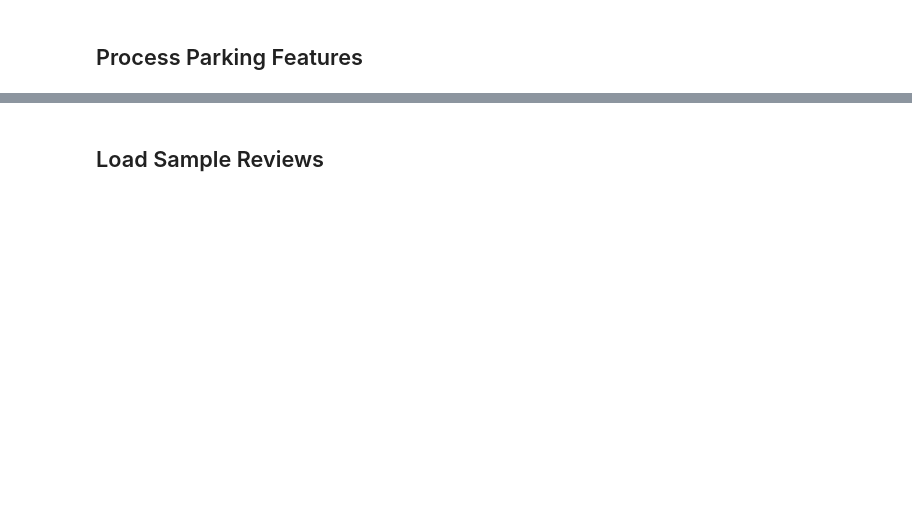
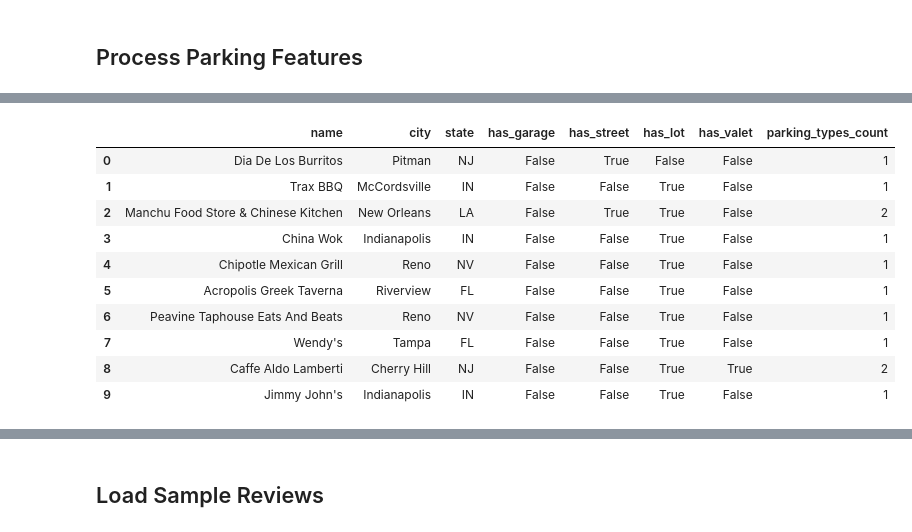
Before and after one commit to omarsagoo/VenueSignal, a Jupyter notebook: EDA.ipynb, the cells around one changed output, grey strips where cells are left out. Drawn from its saved outputs; the diff is of its cells as text; code cells hidden in the pictures; blank space fills up the shorter version.

```diff
--- a/EDA.ipynb
+++ b/EDA.ipynb
@@ -132,2 +213,61 @@ display(df_business[['stars', 'review_count', 'latitude', 'longitude']].describe
 # %% [markdown]
 ## Process Parking Features
+# %%
+# Process Parking Features
+print("Processing parking features...")
+
+# The parking columns are object dtype with Python True/False/None values
+parking_cols = ['parking_garage', 'parking_street', 'parking_validated', 'parking_lot', 'parking_valet']
+
+for col in parking_cols:
+    if col in df_business.columns:
+        # Convert Python boolean objects and None to proper pandas boolean
+        # True stays True, False stays False, None becomes False
+        df_business[col] = df_business[col].map({
+            True: True,
+            False: False,
+            None: False,
+            'true': True,   # Just in case
+            'True': True,   # Just in case
+            'false': False, # Just in case
+            'False': False  # Just in case
+        }).fillna(False).astype(bool)
+
+# Create convenience columns matching the original notebook naming
+df_business['has_garage'] = df_business['parking_garage']
+df_business['has_street'] = df_business['parking_street']
+df_business['has_validated'] = df_business['parking_validated']
+df_business['has_lot'] = df_business['parking_lot']
+df_business['has_valet'] = df_business['parking_valet']
+
+# Count how many parking types each restaurant has
+df_business['parking_types_count'] = (
+    df_business['has_garage'].astype(int) +
+    df_business['has_street'].astype(int) +
+    df_business['has_validated'].astype(int) +
+    df_business['has_lot'].astype(int) +
+    df_business['has_valet'].astype(int)
+)
+
+# Flag for having any parking
+df_business['has_any_parking'] = df_business['parking_types_count'] > 0
+
+print("\n" + "="*60)
+print("Parking Features Summary:")
+print("="*60)
+print(f"Total restaurants: {len(df_business):,}")
+print(f"With any parking data: {df_business['has_any_parking'].sum():,} ({df_business['has_any_parking'].mean()*100:.1f}%)")
+print(f"\nParking Type Distribution:")
+for col in ['has_garage', 'has_street', 'has_validated', 'has_lot', 'has_valet']:
+    count = df_business[col].sum()
+    pct = count / len(df_business) * 100
+    print(f"  {col:20s}: {count:6,} ({pct:5.1f}%)")
+
+print(f"\nParking types count distribution:")
+print(df_business['parking_types_count'].value_counts().sort_index())
+
+# Show sample of restaurants with parking
+print(f"\nSample restaurants with parking:")
+sample_with_parking = df_business[df_business['has_any_parking']][['name', 'city', 'state', 'has_garage', 'has_street', 'has_lot', 'has_valet', 'parking_types_count']].head(10)
+display(sample_with_parking)
+# %% [output]
@@ -133,0 +291,11 @@ display(df_business[['stars', 'review_count', 'latitude', 'longitude']].describe
+|  | name | city | state | has_garage | has_street | has_lot | has_valet | parking_types_count |
+| 0 | Dia De Los Burritos | Pitman | NJ | False | True | False | False | 1 |
+| 1 | Trax BBQ | McCordsville | IN | False | False | True | False | 1 |
+| 2 | Manchu Food Store & Chinese Kitchen | New Orleans | LA | False | True | True | False | 2 |
+| 3 | China Wok | Indianapolis | IN | False | False | True | False | 1 |
+| 4 | Chipotle Mexican Grill | Reno | NV | False | False | True | False | 1 |
+| 5 | Acropolis Greek Taverna | Riverview | FL | False | False | True | False | 1 |
+| 6 | Peavine Taphouse Eats And Beats | Reno | NV | False | False | True | False | 1 |
+| 7 | Wendy's | Tampa | FL | False | False | True | False | 1 |
+| 8 | Caffe Aldo Lamberti | Cherry Hill | NJ | False | False | True | True | 2 |
+| 9 | Jimmy John's | Indianapolis | IN | False | False | True | False | 1 |
```
Also changed, not shown: parts of 26 cells of this notebook.
